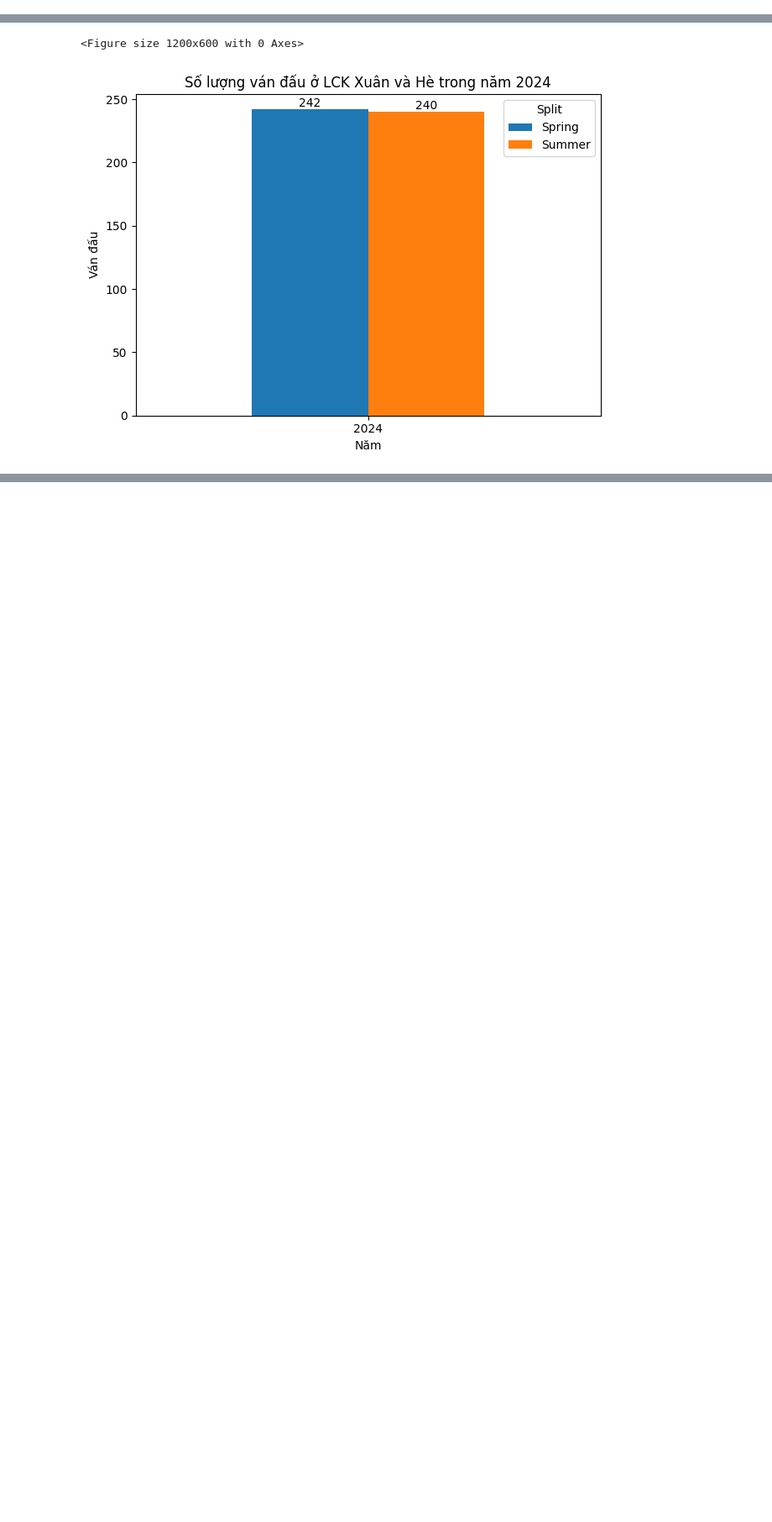
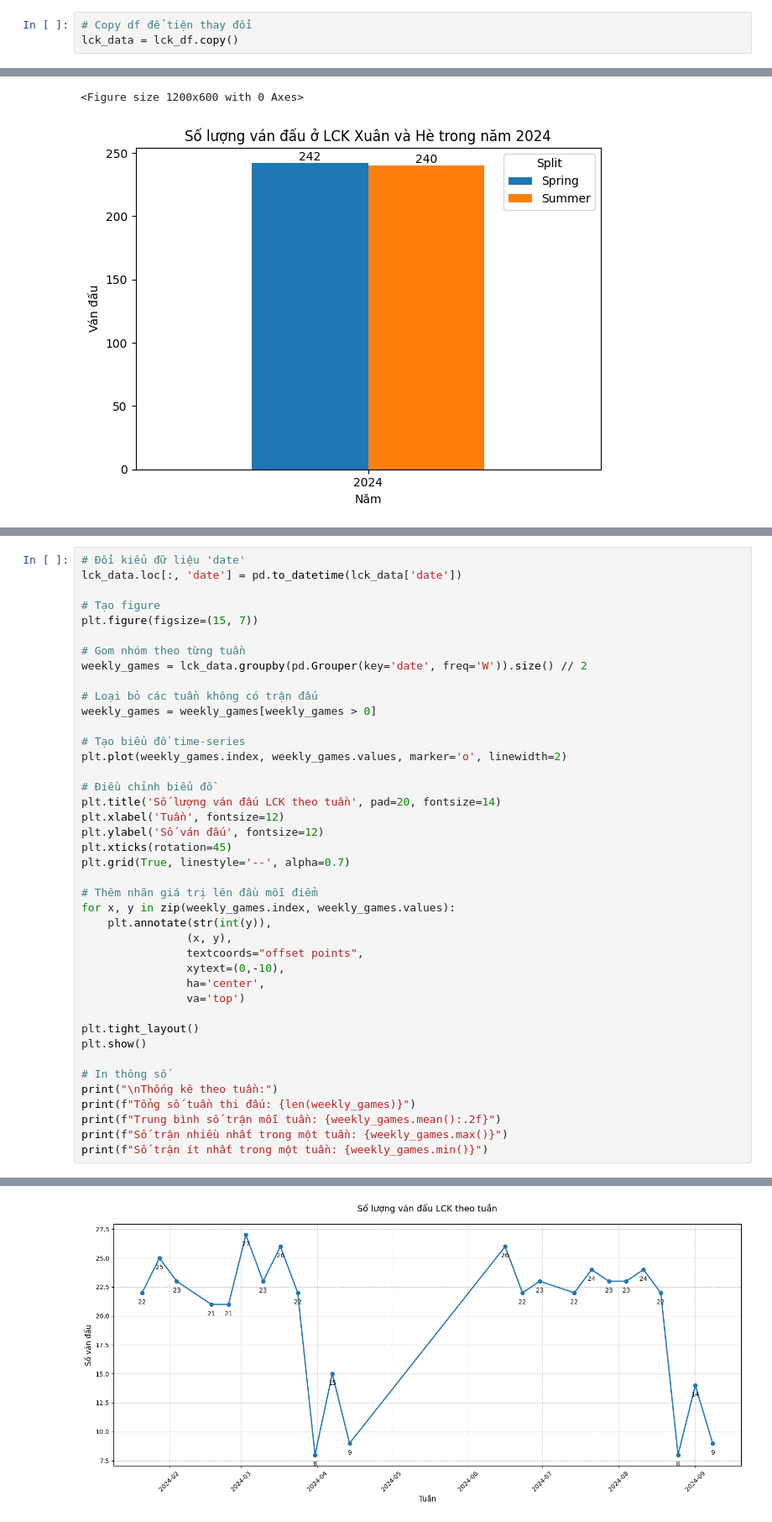
Before and after one commit to fromuit/IE224_Project, a Jupyter notebook: Source/EDA1.ipynb, the cells around one changed output, grey strips where cells are left out. Shown at 84% size. Drawn from its saved outputs; the diff is of its cells as text; blank space fills up the shorter version.

```diff
--- a/Source/EDA1.ipynb
+++ b/Source/EDA1.ipynb
@@ -89 +92,4 @@ economy_cols = ['totalgold', 'earnedgold', 'earned gpm', 'goldspent', 'gspd', 'g
+# %%
+# Copy df để tiện thay đổi
+lck_data = lck_df.copy()
 # %% [markdown]
@@ -113,0 +143,42 @@ b. Thống kê theo số lượng trận đấu (hậu tiền xử lý)
+# %%
+# Đổi kiểu đữ liệu 'date'
+lck_data.loc[:, 'date'] = pd.to_datetime(lck_data['date'])
+
+# Tạo figure
+plt.figure(figsize=(15, 7))
+
+# Gom nhóm theo từng tuần
+weekly_games = lck_data.groupby(pd.Grouper(key='date', freq='W')).size() // 2
+
+# Loại bỏ các tuần không có trận đấu
+weekly_games = weekly_games[weekly_games > 0]
+
+# Tạo biểu đồ time-series
+plt.plot(weekly_games.index, weekly_games.values, marker='o', linewidth=2)
+
+# Điều chỉnh biểu đồ
+plt.title('Số lượng ván đấu LCK theo tuần', pad=20, fontsize=14)
+plt.xlabel('Tuần', fontsize=12)
+plt.ylabel('Số ván đấu', fontsize=12)
+plt.xticks(rotation=45)
+plt.grid(True, linestyle='--', alpha=0.7)
+
+# Thêm nhãn giá trị lên đầu mỗi điểm
+for x, y in zip(weekly_games.index, weekly_games.values):
+    plt.annotate(str(int(y)),
+                (x, y),
+                textcoords="offset points",
+                xytext=(0,-10),
+                ha='center',
+                va='top')
+
+plt.tight_layout()
+plt.show()
+
+# In thông số
+print("\nThống kê theo tuần:")
+print(f"Tổng số tuần thi đấu: {len(weekly_games)}")
+print(f"Trung bình số trận mỗi tuần: {weekly_games.mean():.2f}")
+print(f"Số trận nhiều nhất trong một tuần: {weekly_games.max()}")
+print(f"Số trận ít nhất trong một tuần: {weekly_games.min()}")
+# %% [output]
@@ -113,0 +186 @@ b. Thống kê theo số lượng trận đấu (hậu tiền xử lý)
+[figure, added]
```
Also changed, not shown: parts of 26 cells of this notebook, 1 other file.
